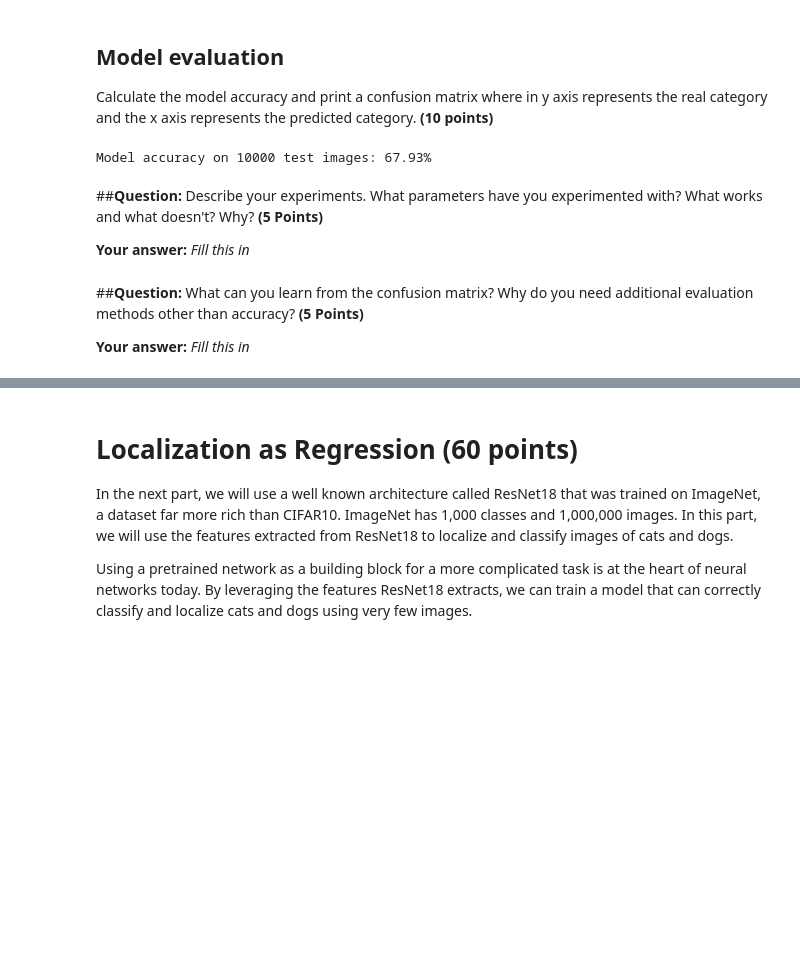
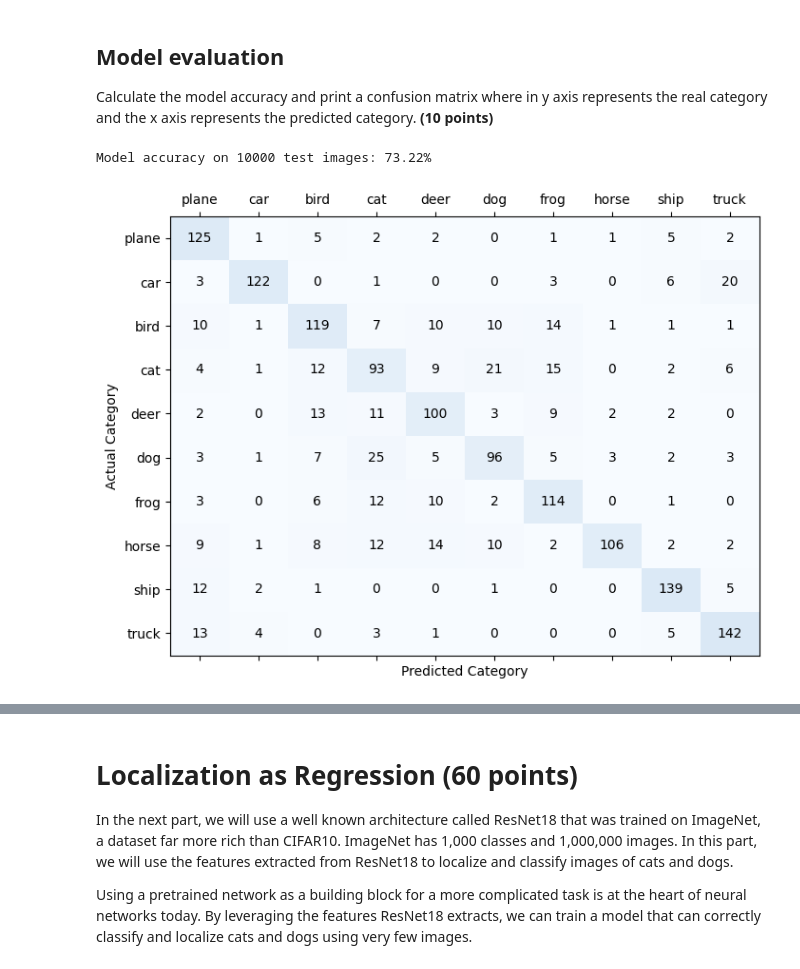
Before and after one commit to orgroman/idc-deep-learning, a Jupyter notebook: HW3/HW3_deep_learning_ID.ipynb, the cells around one changed output, grey strips where cells are left out. Saved outputs shown, nothing was run; the diff lists cells and outputs as text; code cells hidden in the pictures; blank space fills up the shorter version.

```diff
--- a/HW3/HW3_deep_learning_ID.ipynb
+++ b/HW3/HW3_deep_learning_ID.ipynb
@@ -90,12 +90,12 @@ class Net(nn.Module):
         # This method has no return value.                                          #
         #############################################################################
         self.bn1 = nn.BatchNorm2d(3)
-        self.conv1 = nn.Conv2d(3, 12, kernel_size=3, padding='same')
-        self.conv2 = nn.Conv2d(12, 24, kernel_size=3, padding='same')
-        self.conv3 = nn.Conv2d(24, 24, kernel_size=3)
+        self.conv1 = nn.Conv2d(3, 32, kernel_size=3, padding='same')
+        self.conv2 = nn.Conv2d(32, 64, kernel_size=3, padding='same')
+        self.conv3 = nn.Conv2d(64, 128, kernel_size=3)
+        self.conv_dropout = nn.Dropout2d(p=0.05)
         self.pool1 = nn.MaxPool2d(2,2)
-        self.fc1 = nn.Linear(3*3*24, 120)
-        #self.conv2_drop = nn.Dropout2d()
+        self.fc1 = nn.Linear(3*3*128, 120)
         self.fc2 = nn.Linear(120, 60)
         self.fc3 = nn.Linear(60, 10)
         #############################################################################
@@ -115,8 +115,8 @@ class Net(nn.Module):
         x = F.relu(self.conv2(x))
         x = self.pool1(x)
         x = F.relu(self.conv3(x))
+        #x = self.conv_dropout(x)
         x = self.pool1(x)
-        #x = self.conv2_drop(x)
         x = torch.flatten(x, 1)
         x = self.fc1(x)
         x = self.fc2(x)
@@ -185,7 +185,7 @@ Estimated Total Size (MB): 0.32
 # documentation. Note, if you are using GPU, make sure your code runs on    #
 # CPU also. Code that cannot run will not be tested.                        #
 #############################################################################
-for epoch in range(5):  # loop over the dataset multiple times
+for epoch in range(6):  # loop over the dataset multiple times
 
     running_loss = 0.0
     for i, data in enumerate(trainloader, 0):
@@ -234,6 +235,8 @@ model_accuracy = 0
 #############################################################################
 correct = 0
 total = 0
+
+
 # since we're not training, we don't need to calculate the gradients for our outputs
 with torch.no_grad():
     for data in testloader:
@@ -246,29 +249,32 @@ with torch.no_grad():
         total += labels.size(0)
         correct += (predicted == labels).sum().item()
 
+        # Set the confusion matrix values
+
+        for i in range(10):
+            p_idx = predicted[i]
+            gt_idx = labels[i]
+            confusion_matrix[gt_idx][p_idx]+=1
+
+
+
 model_accuracy = (correct / total) * 100
 #############################################################################
 #                             END OF YOUR CODE                              #
 #############################################################################
 print('Model accuracy on {0} test images: {1:.2f}%'.format(len(testset), model_accuracy))
 # %% [output]
-Model accuracy on 10000 test images: 67.93%
+Model accuracy on 10000 test images: 73.22%
 # %%
 fig, ax = plt.subplots(1,1,figsize=(8,6))
 ax.matshow(confusion_matrix, aspect='auto', vmin=0, vmax=1000, cmap=plt.get_cmap('Blues'))
+for (i, j), z in np.ndenumerate(confusion_matrix):
+    ax.text(j, i, int(z), ha='center', va='center')
+
 plt.ylabel('Actual Category')
 plt.yticks(range(10), classes)
 plt.xlabel('Predicted Category')
 plt.xticks(range(10), classes)
 plt.show()
+# %% [output]
+[figure, added]
-# %% [markdown]
-##**Question:**
-Describe your experiments.
-What parameters have you experimented with? What works and what doesn't? Why?   **(5 Points)**
-
-**Your answer:** *Fill this in*
-# %% [markdown]
-##**Question:**
-What can you learn from the confusion matrix? Why do you need additional evaluation methods other than accuracy? **(5 Points)**
-
-**Your answer:** *Fill this in*
```
Also changed, not shown: parts of 8 cells of this notebook.
